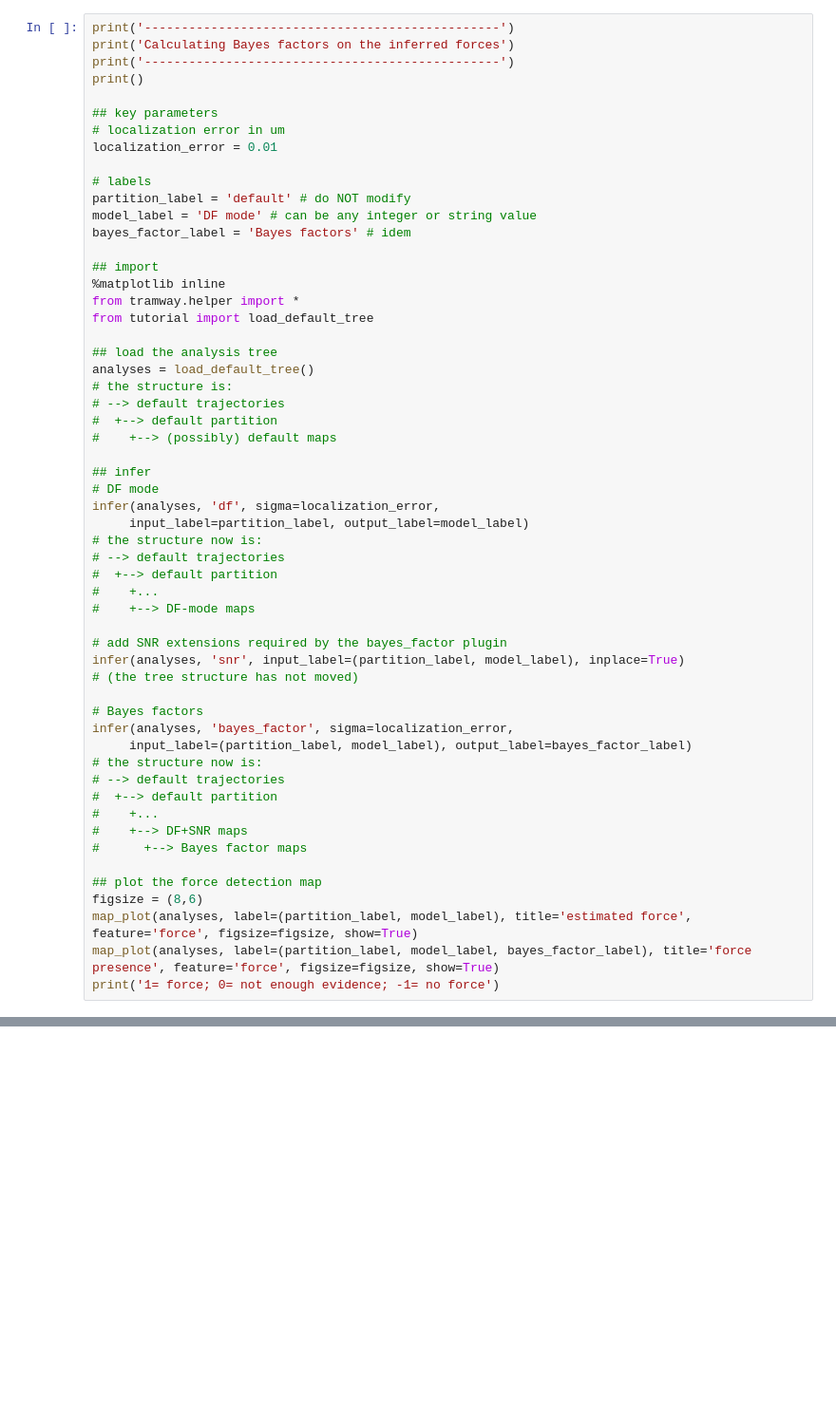
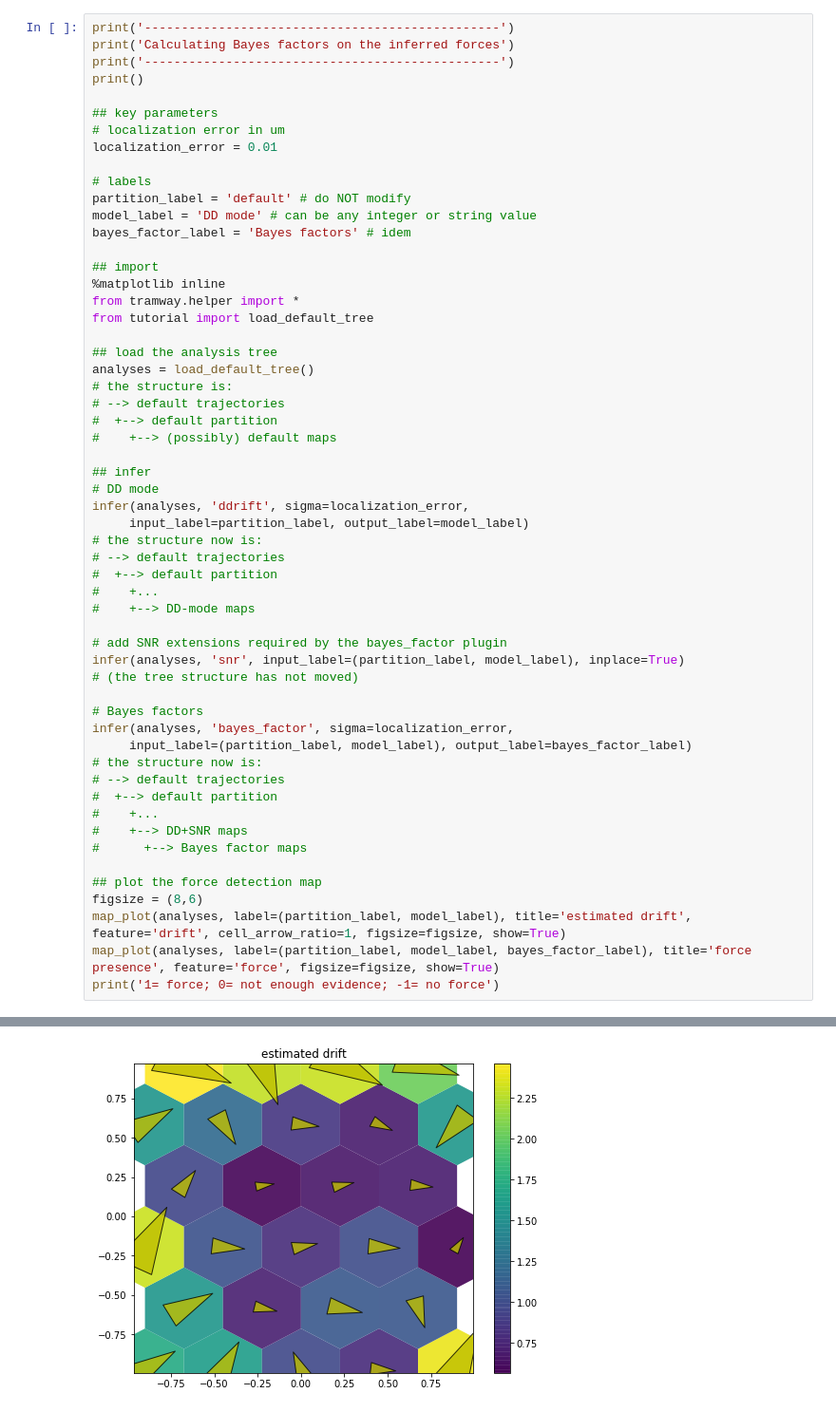
Before and after one commit to DecBayComp/TRamWAy, a Jupyter notebook: notebooks/basic/inference.ipynb, the cells around one changed output, grey strips where cells are left out. Shown at 95% size. Drawn from its saved outputs; the diff is of its cells as text; blank space fills up the shorter version.

```diff
--- a/notebooks/basic/inference.ipynb
+++ b/notebooks/basic/inference.ipynb
@@ -96,7 +114,7 @@ localization_error = 0.01
 
 # labels
 partition_label = 'default' # do NOT modify
-model_label = 'DF mode' # can be any integer or string value
+model_label = 'DD mode' # can be any integer or string value
 bayes_factor_label = 'Bayes factors' # idem
 
 ## import
@@ -112,14 +130,14 @@ analyses = load_default_tree()
 #    +--> (possibly) default maps
 
 ## infer
-# DF mode
-infer(analyses, 'df', sigma=localization_error,
+# DD mode
+infer(analyses, 'ddrift', sigma=localization_error,
      input_label=partition_label, output_label=model_label)
 # the structure now is:
 # --> default trajectories
 #  +--> default partition
 #    +...
-#    +--> DF-mode maps
+#    +--> DD-mode maps
 
 # add SNR extensions required by the bayes_factor plugin
 infer(analyses, 'snr', input_label=(partition_label, model_label), inplace=True)
@@ -132,11 +150,12 @@ infer(analyses, 'bayes_factor', sigma=localization_error,
 # --> default trajectories
 #  +--> default partition
 #    +...
-#    +--> DF+SNR maps
+#    +--> DD+SNR maps
 #      +--> Bayes factor maps
 
 ## plot the force detection map
 figsize = (8,6)
-map_plot(analyses, label=(partition_label, model_label), title='estimated force', feature='force', figsize=figsize, show=True)
+map_plot(analyses, label=(partition_label, model_label), title='estimated drift', feature='drift', cell_arrow_ratio=1, figsize=figsize, show=True)
 map_plot(analyses, label=(partition_label, model_label, bayes_factor_label), title='force presence', feature='force', figsize=figsize, show=True)
 print('1= force; 0= not enough evidence; -1= no force')
+# %% [output]
@@ -142,0 +165 @@ print('1= force; 0= not enough evidence; -1= no force')
+[figure, added]
```
Also changed, not shown: parts of 5 cells of this notebook, 26 other files.
